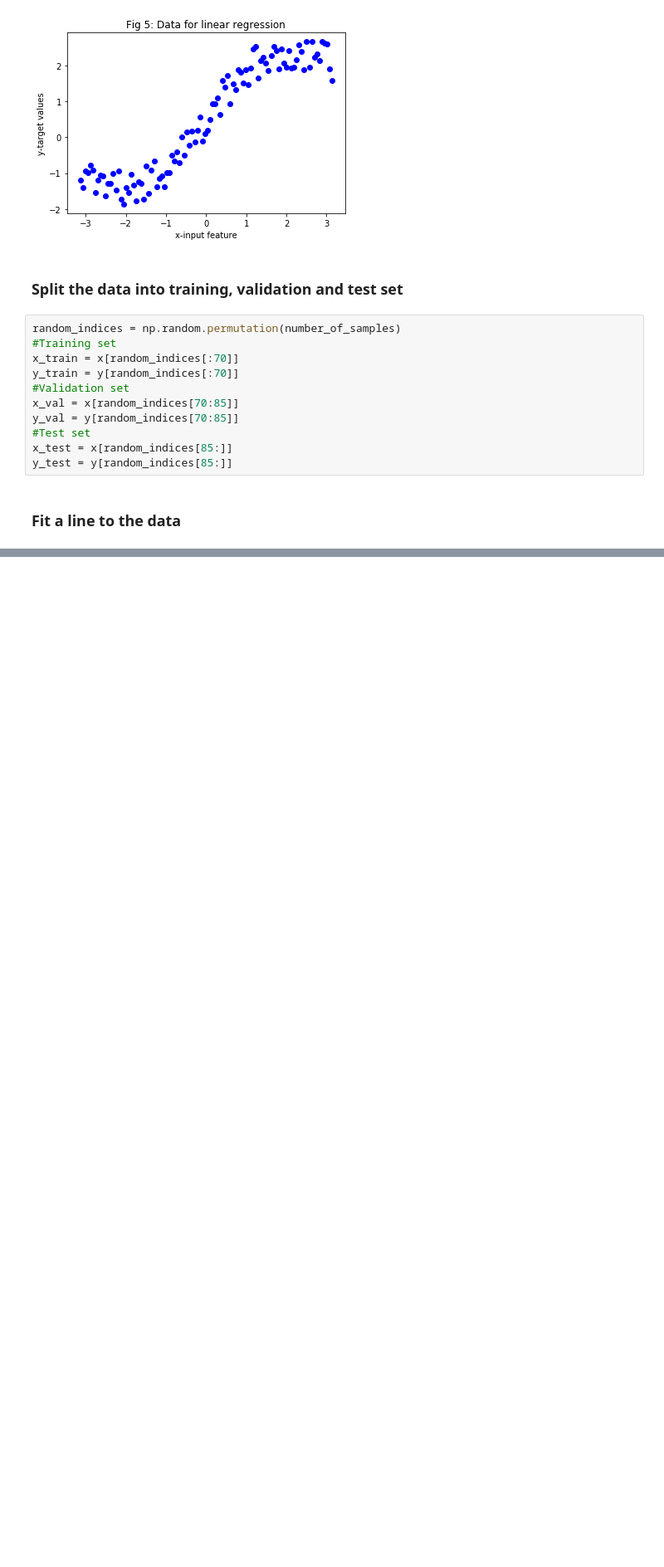
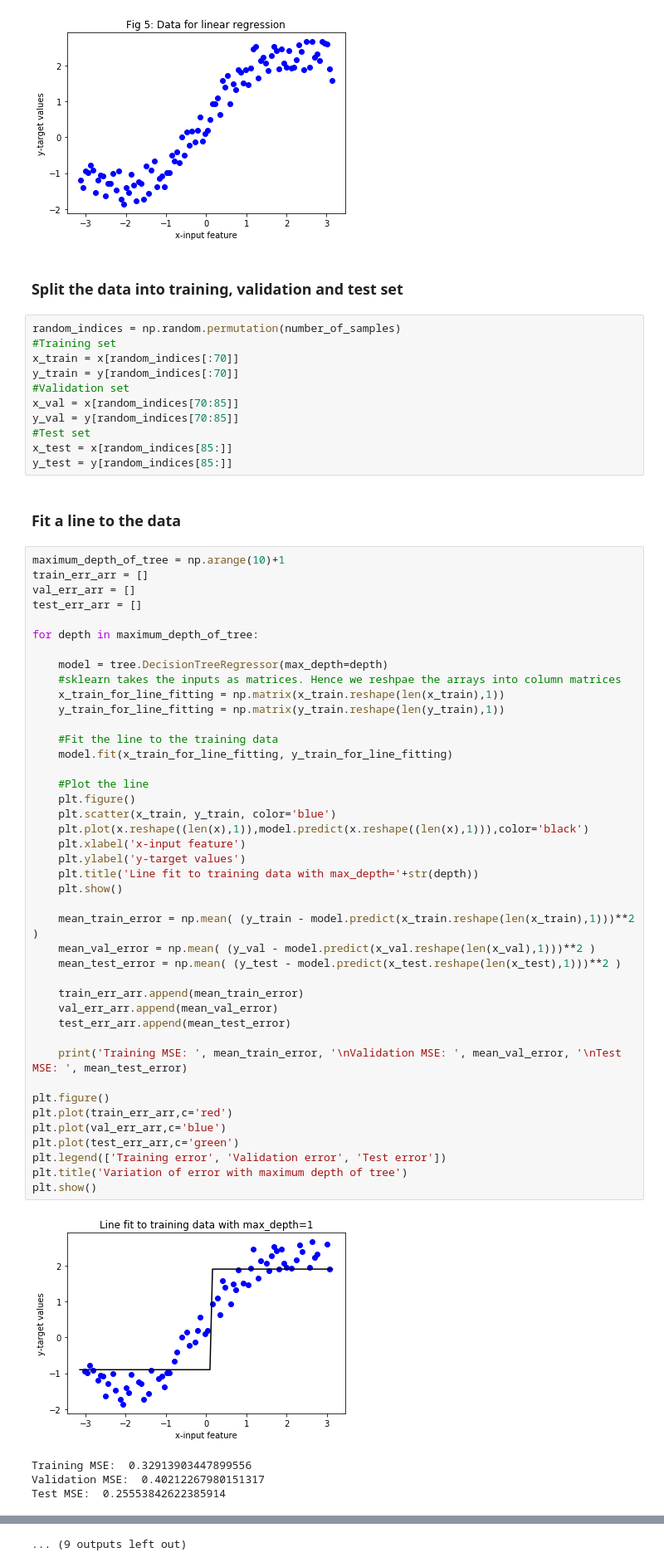
Before and after one commit to ashish10677/NPTEL-ML, a Jupyter notebook: Python_ML_Tuts.ipynb, the cells around one changed output, grey strips where cells are left out. Shown: that part at 83% size. Saved outputs shown, nothing was run; the diff lists cells and outputs as text; blank space fills up the shorter version.

Commit message:
Decision Tree Regression
Signed-off-by: Ashish Kumar Mishra <ashish10677@gmail.com>

```diff
--- a/Python_ML_Tuts.ipynb
+++ b/Python_ML_Tuts.ipynb
@@ -212,3 +212,50 @@ x_test = x[random_indices[85:]]
 y_test = y[random_indices[85:]]
 # %% [markdown]
 ### Fit a line to the data
+# %%
+maximum_depth_of_tree = np.arange(10)+1
+train_err_arr = []
+val_err_arr = []
+test_err_arr = []
+
+for depth in maximum_depth_of_tree:
+
+    model = tree.DecisionTreeRegressor(max_depth=depth)
+    #sklearn takes the inputs as matrices. Hence we reshpae the arrays into column matrices
+    x_train_for_line_fitting = np.matrix(x_train.reshape(len(x_train),1))
+    y_train_for_line_fitting = np.matrix(y_train.reshape(len(y_train),1))
+
+    #Fit the line to the training data
+    model.fit(x_train_for_line_fitting, y_train_for_line_fitting)
+
+    #Plot the line
+    plt.figure()
+    plt.scatter(x_train, y_train, color='blue')
+    plt.plot(x.reshape((len(x),1)),model.predict(x.reshape((len(x),1))),color='black')
+    plt.xlabel('x-input feature')
+    plt.ylabel('y-target values')
+    plt.title('Line fit to training data with max_depth='+str(depth))
+    plt.show()
+
+    mean_train_error = np.mean( (y_train - model.predict(x_train.reshape(len(x_train),1)))**2 )
+    mean_val_error = np.mean( (y_val - model.predict(x_val.reshape(len(x_val),1)))**2 )
+    mean_test_error = np.mean( (y_test - model.predict(x_test.reshape(len(x_test),1)))**2 )
+
+    train_err_arr.append(mean_train_error)
+    val_err_arr.append(mean_val_error)
+    test_err_arr.append(mean_test_error)
+
+    print('Training MSE: ', mean_train_error, '\nValidation MSE: ', mean_val_error, '\nTest MSE: ', mean_test_error)
+
+plt.figure()
+plt.plot(train_err_arr,c='red')
+plt.plot(val_err_arr,c='blue')
+plt.plot(test_err_arr,c='green')
+plt.legend(['Training error', 'Validation error', 'Test error'])
+plt.title('Variation of error with maximum depth of tree')
+plt.show()
+# %% [output]
+[figure, added]
+Training MSE:  0.32913903447899556
+Validation MSE:  0.40212267980151317
+Test MSE:  0.25553842622385914
@@ -214,0 +282 @@ y_test = y[random_indices[85:]]
+... (9 outputs left out)
```
Also changed, not shown: parts of 1 cell of this notebook.
